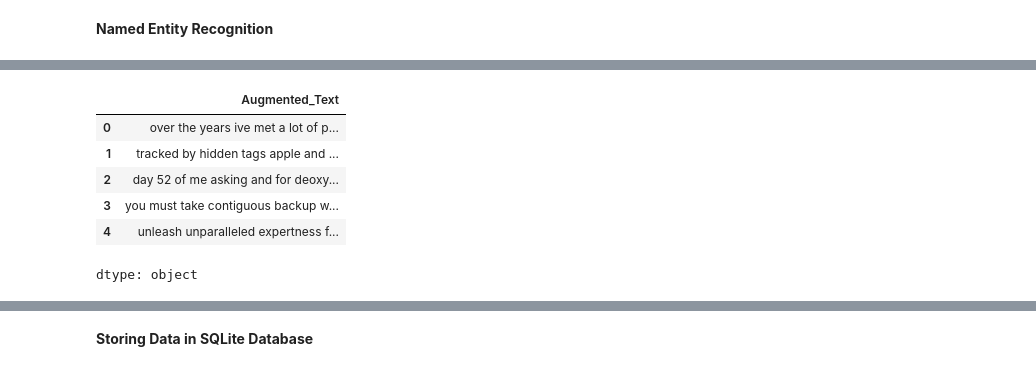
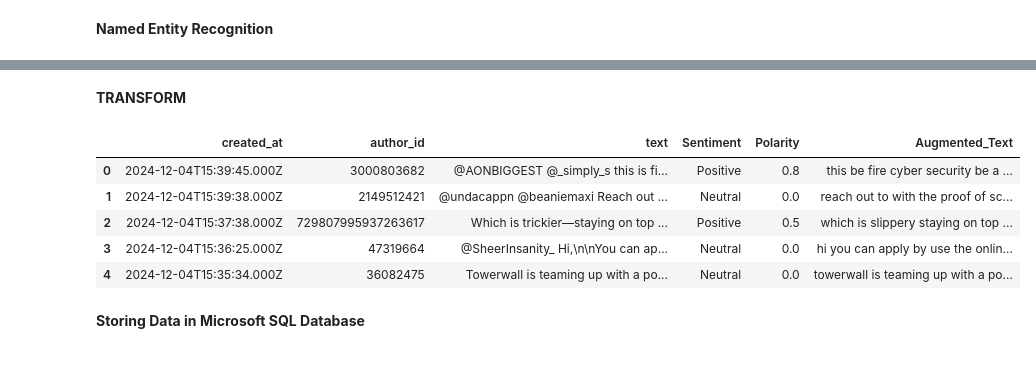
Before and after one commit to athulrj02/TwiPipeline, a Jupyter notebook: DA|CA_One.ipynb, the cells around one changed output, grey strips where cells are left out. Cells and saved outputs as stored; diff of their text form; code cells hidden in the pictures.

Commit message:
8: Performed data transform

```diff
--- a/DA|CA_One.ipynb
+++ b/DA|CA_One.ipynb
@@ -742,13 +730,3 @@ dtype: object
-# %%
-df['Augmented_Text'].head()
-# %% [output]
-|  | Augmented_Text |
-| 0 | over the years ive met a lot of p... |
-| 1 | tracked by hidden tags apple and ... |
-| 2 | day 52 of me asking and for deoxy... |
-| 3 | you must take contiguous backup w... |
-| 4 | unleash unparalleled expertness f... |
-dtype: object
 # %%
 # saving cleaned data
 cleaned_file_path = '/content/drive/My Drive/Colab Notebooks/cleaned_tweets.csv'
@@ -759,5 +737,17 @@ files.download(cleaned_file_path)
 # %% [output]
 [interactive output not drawn]
 [interactive output not drawn]
+# %% [markdown]
+**TRANSFORM**
+# %%
+df.drop(df.columns[[3,4,5,6,7,8,9,10,11,12,15,16,17,18,19,20,21,22,23]], axis=1, inplace=True)
+df.head()
+# %% [output]
+|  | created_at | author_id | text | Sentiment | Polarity | Augmented_Text |
+| 0 | 2024-12-04T15:39:45.000Z | 3000803682 | @AONBIGGEST @_simply_s this is fi... | Positive | 0.8 | this be fire cyber security be a ... |
+| 1 | 2024-12-04T15:39:38.000Z | 2149512421 | @undacappn @beaniemaxi Reach out ... | Neutral | 0.0 | reach out to with the proof of sc... |
+| 2 | 2024-12-04T15:37:38.000Z | 729807995937263617 | Which is trickier—staying on top ... | Positive | 0.5 | which is slippery staying on top ... |
+| 3 | 2024-12-04T15:36:25.000Z | 47319664 | @SheerInsanity_ Hi,\n\nYou can ap... | Neutral | 0.0 | hi you can apply by use the onlin... |
+| 4 | 2024-12-04T15:35:34.000Z | 36082475 | Towerwall is teaming up with a po... | Neutral | 0.0 | towerwall is teaming up with a po... |
 # %% [markdown]
-**Storing Data in SQLite Database**
+**Storing Data in Microsoft SQL Database**
```
Also changed, not shown: parts of 44 cells of this notebook.
